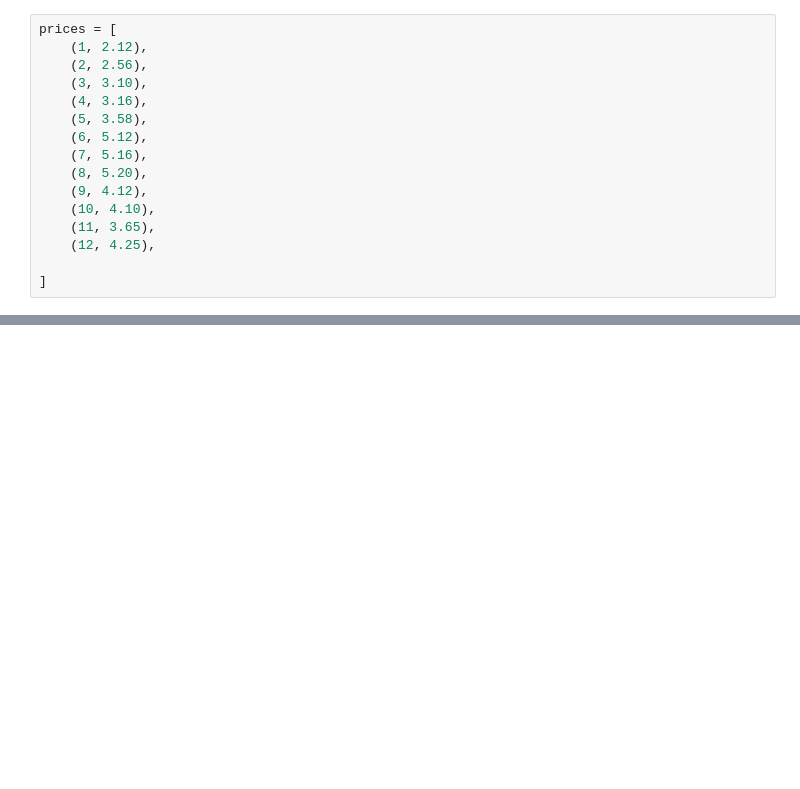
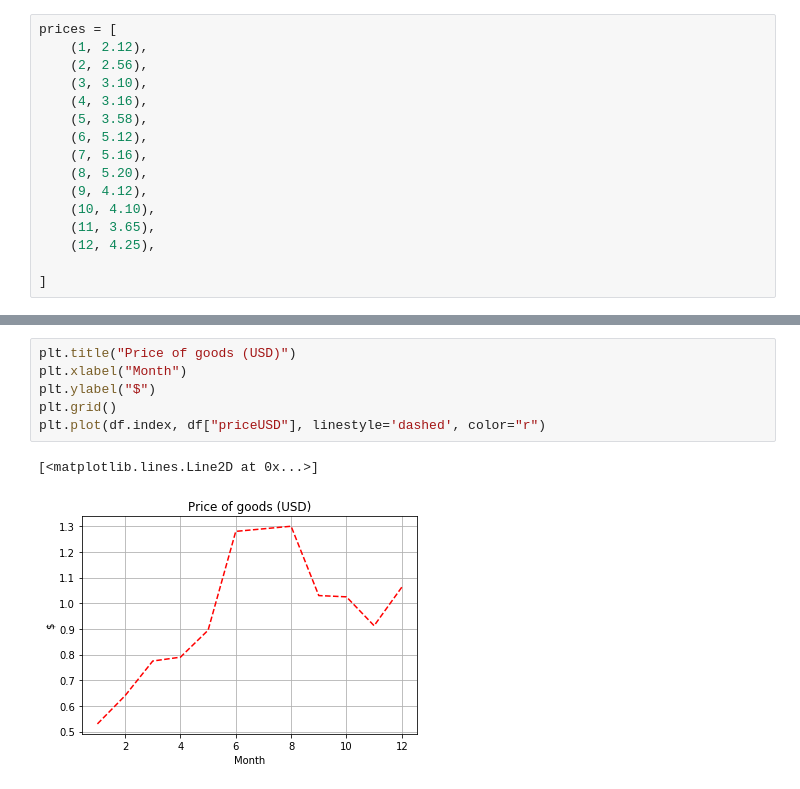
Before and after one commit to Cram-In/kodilla_bootcamp, a Jupyter notebook: Modul_15/zadanie_wiecej_wykresow.ipynb, the cells around one changed output, grey strips where cells are left out. Drawn from its saved outputs; the diff is of its cells as text; blank space fills up the shorter version.

```diff
--- a/Modul_15/zadanie_wiecej_wykresow.ipynb
+++ b/Modul_15/zadanie_wiecej_wykresow.ipynb
@@ -39,0 +45,9 @@ df
+# %%
+plt.title("Price of goods (USD)")
+plt.xlabel("Month")
+plt.ylabel("$")
+plt.grid()
+plt.plot(df.index, df["priceUSD"], linestyle='dashed', color="r")
+# %% [output]
+[<matplotlib.lines.Line2D at 0x...>]
+[figure, added]
```
Also changed, not shown: parts of 1 cell of this notebook, 1 other file.
